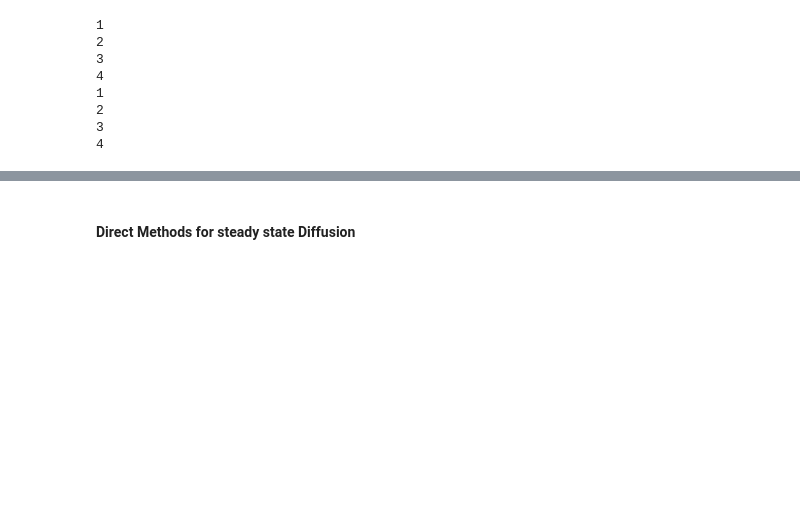
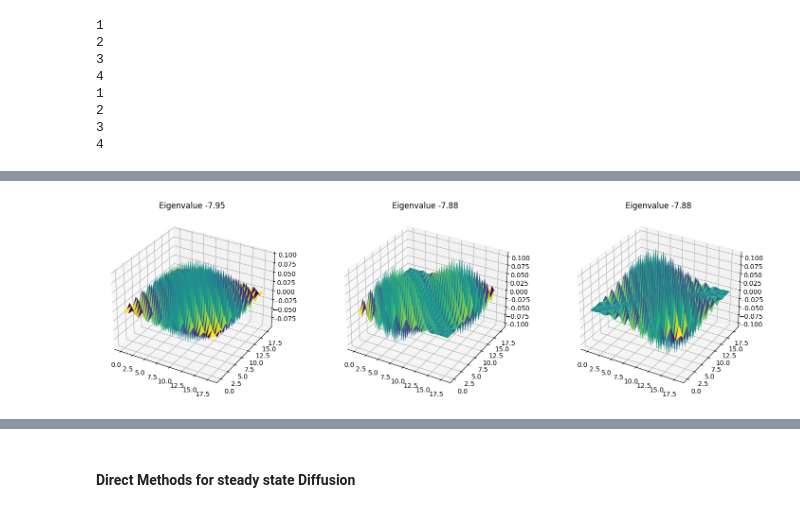
Before and after one commit to shreyaraghavendra/scientific-computing-group2, a Jupyter notebook: set3.ipynb, the cells around one changed output, grey strips where cells are left out. Saved outputs shown, nothing was run; the diff lists cells and outputs as text; code cells hidden in the pictures; blank space fills up the shorter version.

```diff
--- a/set3.ipynb
+++ b/set3.ipynb
@@ -173,0 +252,24 @@ plt.show()
+# %%
+length = 1
+width = 1
+dx = 0.05
+M, idx_map = build_laplacian_rectangle(length, width, dx)
+M = M.toarray()
+eigenvalues, eigenvectors = eigh(M)
+Lx = int(length / dx) + 1
+Ly = int(width / dx) + 1
+
+# Plot the first few eigenvectors
+fig = plt.figure(figsize=(18, 5))
+for i in range(3):
+    eigenvector = eigenvectors[:, i].reshape((Lx-2, Ly-2))
+    x = np.arange(eigenvector.shape[0])
+    y = np.arange(eigenvector.shape[1])
+    X, Y = np.meshgrid(x, y)
+    ax = fig.add_subplot(1, 3, i+1 ,projection='3d')
+    surf = ax.plot_surface(X, Y, eigenvector, cmap='viridis')
+    # c = ax.pcolormesh(eigenvector, cmap='viridis')
+    # fig.colorbar(c, ax=ax)
+    ax.set_title(f'Eigenvalue {eigenvalues[i]:.2f}')
+# %% [output]
+[figure, added]
```
Also changed, not shown: parts of 6 cells of this notebook.
